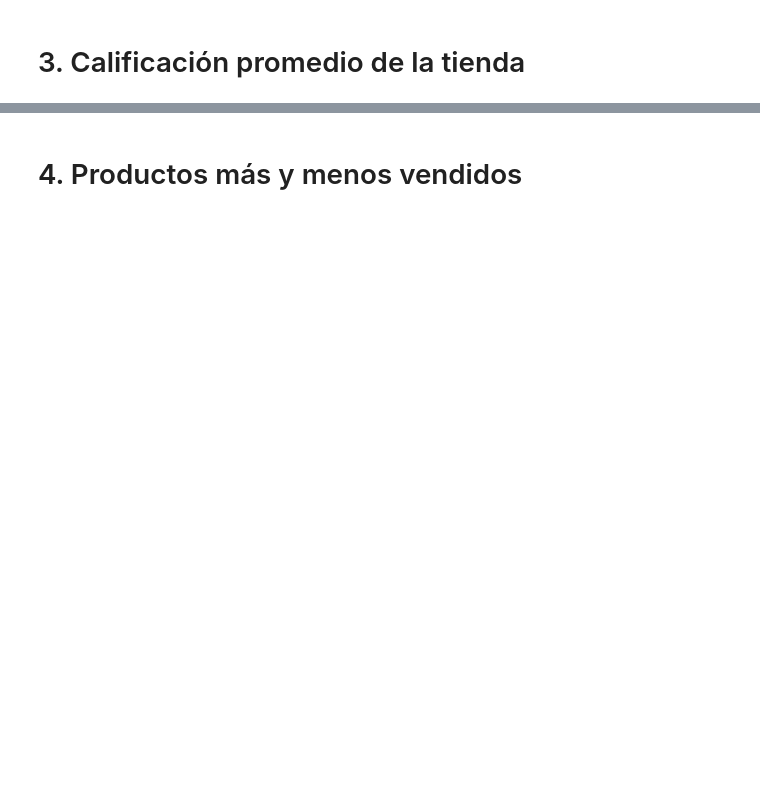
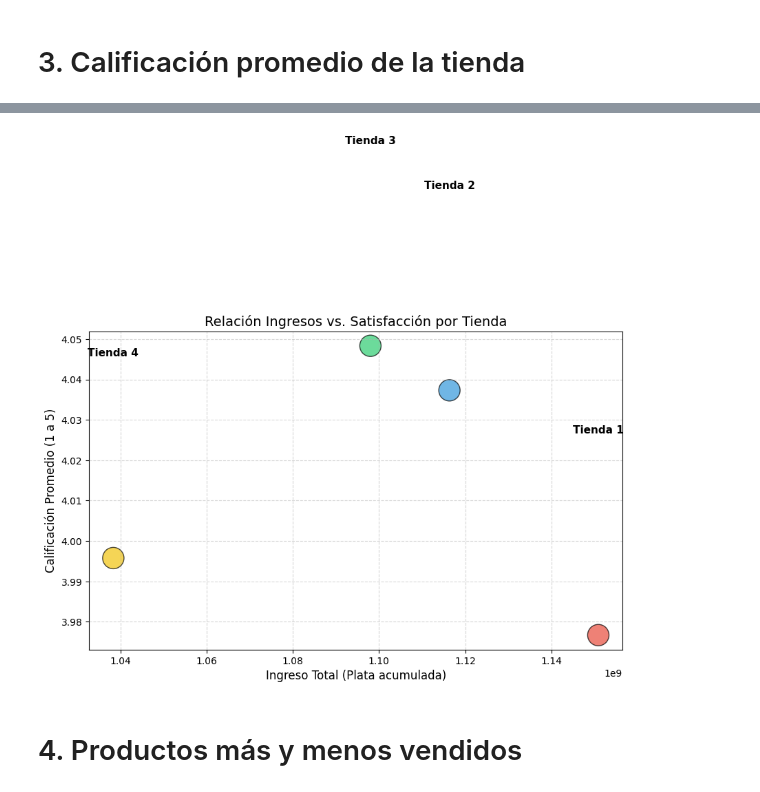
Before and after one commit to mrglaria/alura_store, a Jupyter notebook: Alura_Store.ipynb, the cells around one changed output, grey strips where cells are left out. Cells and saved outputs as stored; diff of their text form; code cells hidden in the pictures; blank space fills up the shorter version.

```diff
--- a/Alura_Store.ipynb
+++ b/Alura_Store.ipynb
@@ -32,2 +221,35 @@ tienda.head()
+# %%
+import matplotlib.pyplot as plt
+
+# 1. Agrupamos los datos para tener un solo punto por tienda
+resumen_tiendas = df_total.groupby('Nombre_Tienda').agg({
+    'Precio': 'sum',
+    'Calificación': 'mean'
+}).reset_index()
+
+# 2. Creamos el gráfico de dispersión
+plt.figure(figsize=(10, 6))
+
+# Dibujamos los puntos
+plt.scatter(resumen_tiendas['Precio'], resumen_tiendas['Calificación'],
+            s=500, # Tamaño del punto (grande para que se vea bien)
+            c=['#e74c3c', '#3498db', '#2ecc71', '#f1c40f'], # Un color para cada tienda
+            alpha=0.7,
+            edgecolors='black')
+
+# 3. Ponemos las etiquetas a cada punto
+for i, row in resumen_tiendas.iterrows():
+    plt.text(row['Precio'], row['Calificación'] + 0.05, row['Nombre_Tienda'],
+             ha='center', fontsize=11, fontweight='bold')
+
+# Detalles finales
+plt.title('Relación Ingresos vs. Satisfacción por Tienda', fontsize=14)
+plt.xlabel('Ingreso Total (Plata acumulada)', fontsize=12)
+plt.ylabel('Calificación Promedio (1 a 5)', fontsize=12)
+plt.grid(True, linestyle='--', alpha=0.5)
+
+plt.show()
+# %% [output]
+[figure, added]
 # %% [markdown]
 # 4. Productos más y menos vendidos
```
Also changed, not shown: parts of 16 cells of this notebook.
